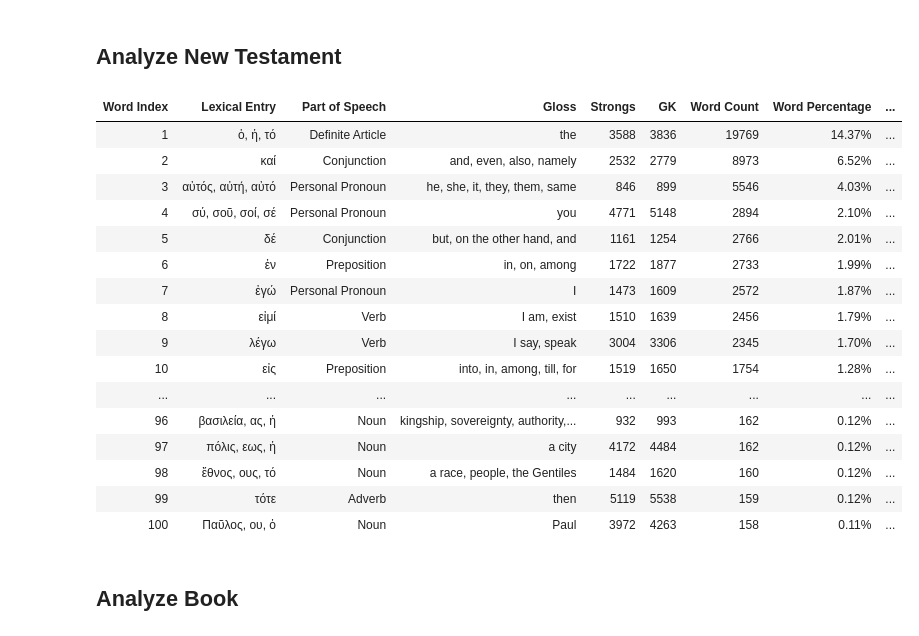
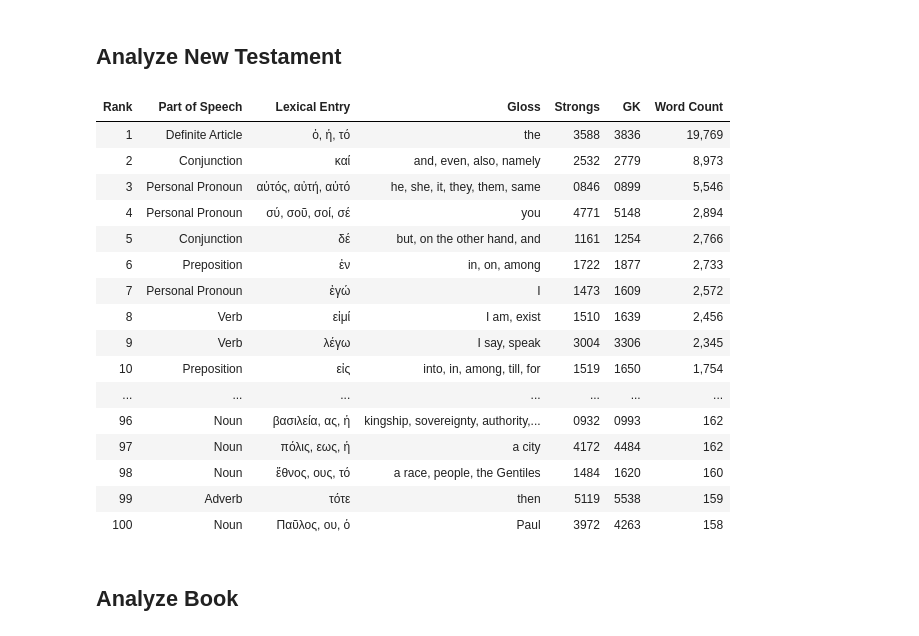
Before and after one commit to rgtodd/bible-sdk, a Jupyter notebook: BibleNotebook/Analyze Text.ipynb, the cells around one changed output. Cells and saved outputs as stored; diff of their text form; code cells hidden in the pictures.

Commit message:
Report Cleanup

```diff
--- a/BibleNotebook/Analyze Text.ipynb
+++ b/BibleNotebook/Analyze Text.ipynb
@@ -19,11 +19,11 @@ GLOSS = "Gloss"
 INDEX = "Index"
 LEMMA = "Lemma"
 LEXICAL_ENTRY = "Lexical Entry"
-NEW_TESTAMENT_WORD_INDEX = "New Testament Word Index"
+NEW_TESTAMENT_WORD_INDEX = "NT Rank"
 PART_OF_SPEECH = "Part of Speech"
 STRONGS = "Strongs"
 WORD_COUNT = "Word Count"
-WORD_INDEX = "Word Index"
+WORD_INDEX = "Rank"
 WORD_PERCENTAGE = "Word Percentage"
 WORD_PERCENTAGE_CUMULATIVE = "Word Percentage Cumulative"
 # %% [markdown]
@@ -129,13 +147,19 @@ class Analyzer:
 
     def get_new_testament_report(self):
 
-        report_df = self._create_report_df(self.DF_MORPHGNT)
+        report_df = self._create_report_df(self.DF_MORPHGNT).head(100)
+
+        percentage = report_df[WORD_PERCENTAGE_CUMULATIVE].max()
+
+        df = report_df.drop(columns=[WORD_PERCENTAGE, WORD_PERCENTAGE_CUMULATIVE])
 
         return Report(
-            report_df,
+            df,
             {
                 "Total Word Count": len(self.DF_MORPHGNT),
                 "Unique Word Count": len(report_df),
+                "Vocabulary Word Count": len(report_df),
+                "Vocabulary Percentage": f"{percentage:.2%}",
             },
         )
 
@@ -169,12 +193,15 @@ class Analyzer:
             & (book_top_100[NEW_TESTAMENT_WORD_INDEX] > 100)
         ]
 
+        df = book_top_100.drop(columns=[WORD_PERCENTAGE, WORD_PERCENTAGE_CUMULATIVE])
+
         return Report(
-            book_top_100,
+            df,
             {
                 "Total Word Count": len(df_morphgnt_book),
                 "Unique Word Count": len(report_df),
-                "New Word Count": len(new_words),
+                "New Vocabulary Word Count": len(new_words),
+                "Total Vocabulary Percentage": f"{book_top_100[WORD_PERCENTAGE_CUMULATIVE].max():.2%}",
             },
         )
 
@@ -207,8 +234,8 @@ class Analyzer:
         df_report = df_merged.reindex(
             columns=[
                 WORD_INDEX,
+                PART_OF_SPEECH,
                 LEXICAL_ENTRY,
-                PART_OF_SPEECH,
                 GLOSS,
                 STRONGS,
                 GK,
@@ -235,30 +262,30 @@ class Analyzer:
 # %%
 ANALYZER = Analyzer()
 
 ANALYZER.load_data()
 
 new_testament_report = ANALYZER.get_new_testament_report()
 
-new_testament_report_styler = new_testament_report.get_styler(100)
+new_testament_report_styler = new_testament_report.get_styler()
 new_testament_report_styler
 # %% [output]
-| Word Index | Lexical Entry | Part of Speech | Gloss | Strongs | GK | Word Count | Word Percentage | ... |
-| 1 | ὁ, ἡ, τό | Definite Article | the | 3588 | 3836 | 19769 | 14.37% | ... |
-| 2 | καί | Conjunction | and, even, also, namely | 2532 | 2779 | 8973 | 6.52% | ... |
-| 3 | αὐτός, αὐτή, αὐτό | Personal Pronoun | he, she, it, they, them, same | 846 | 899 | 5546 | 4.03% | ... |
-| 4 | σύ, σοῦ, σοί, σέ | Personal Pronoun | you | 4771 | 5148 | 2894 | 2.10% | ... |
-| 5 | δέ | Conjunction | but, on the other hand, and | 1161 | 1254 | 2766 | 2.01% | ... |
-| 6 | ἐν | Preposition | in, on, among | 1722 | 1877 | 2733 | 1.99% | ... |
-| 7 | ἐγώ | Personal Pronoun | I | 1473 | 1609 | 2572 | 1.87% | ... |
-| 8 | εἰμί | Verb | I am, exist | 1510 | 1639 | 2456 | 1.79% | ... |
-| 9 | λέγω | Verb | I say, speak | 3004 | 3306 | 2345 | 1.70% | ... |
-| 10 | εἰς | Preposition | into, in, among, till, for | 1519 | 1650 | 1754 | 1.28% | ... |
-| ... | ... | ... | ... | ... | ... | ... | ... | ... |
-| 96 | βασιλεία, ας, ἡ | Noun | kingship, sovereignty, authority,... | 932 | 993 | 162 | 0.12% | ... |
-| 97 | πόλις, εως, ἡ | Noun | a city | 4172 | 4484 | 162 | 0.12% | ... |
-| 98 | ἔθνος, ους, τό | Noun | a race, people, the Gentiles | 1484 | 1620 | 160 | 0.12% | ... |
-| 99 | τότε | Adverb | then | 5119 | 5538 | 159 | 0.12% | ... |
-| 100 | Παῦλος, ου, ὁ | Noun | Paul | 3972 | 4263 | 158 | 0.11% | ... |
+| Rank | Part of Speech | Lexical Entry | Gloss | Strongs | GK | Word Count |
+| 1 | Definite Article | ὁ, ἡ, τό | the | 3588 | 3836 | 19,769 |
+| 2 | Conjunction | καί | and, even, also, namely | 2532 | 2779 | 8,973 |
+| 3 | Personal Pronoun | αὐτός, αὐτή, αὐτό | he, she, it, they, them, same | 0846 | 0899 | 5,546 |
+| 4 | Personal Pronoun | σύ, σοῦ, σοί, σέ | you | 4771 | 5148 | 2,894 |
+| 5 | Conjunction | δέ | but, on the other hand, and | 1161 | 1254 | 2,766 |
+| 6 | Preposition | ἐν | in, on, among | 1722 | 1877 | 2,733 |
+| 7 | Personal Pronoun | ἐγώ | I | 1473 | 1609 | 2,572 |
+| 8 | Verb | εἰμί | I am, exist | 1510 | 1639 | 2,456 |
+| 9 | Verb | λέγω | I say, speak | 3004 | 3306 | 2,345 |
+| 10 | Preposition | εἰς | into, in, among, till, for | 1519 | 1650 | 1,754 |
+| ... | ... | ... | ... | ... | ... | ... |
+| 96 | Noun | βασιλεία, ας, ἡ | kingship, sovereignty, authority,... | 0932 | 0993 | 162 |
+| 97 | Noun | πόλις, εως, ἡ | a city | 4172 | 4484 | 162 |
+| 98 | Noun | ἔθνος, ους, τό | a race, people, the Gentiles | 1484 | 1620 | 160 |
+| 99 | Adverb | τότε | then | 5119 | 5538 | 159 |
+| 100 | Noun | Παῦλος, ου, ὁ | Paul | 3972 | 4263 | 158 |
 # %% [markdown]
 ## Analyze Book
 # %%
```
Also changed, not shown: parts of 3 cells of this notebook.
